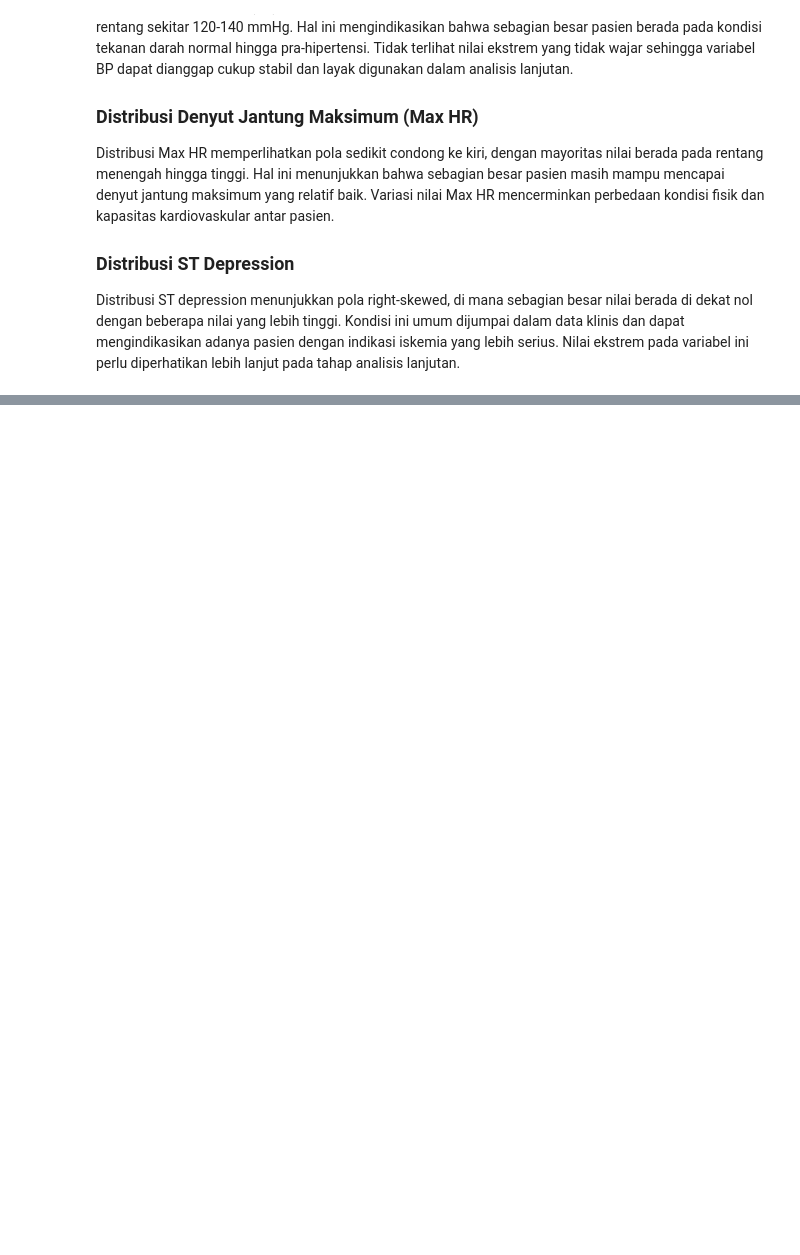
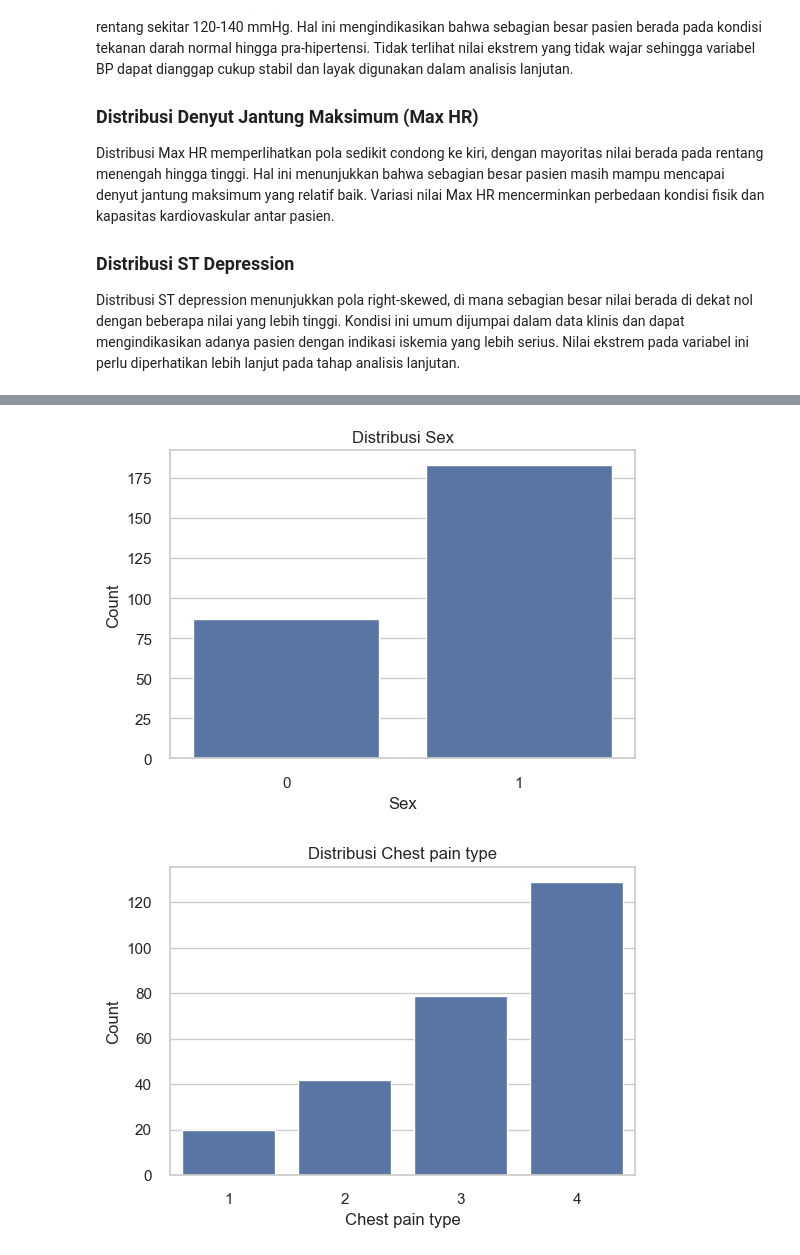
Before and after one commit to rsydkmal/heart-disease-analysis, a Jupyter notebook: notebooks/01_eda_heart_disease.ipynb, the cells around one changed output, grey strips where cells are left out. Saved outputs shown, nothing was run; the diff lists cells and outputs as text; code cells hidden in the pictures; blank space fills up the shorter version.

```diff
--- a/notebooks/01_eda_heart_disease.ipynb
+++ b/notebooks/01_eda_heart_disease.ipynb
@@ -186,0 +191,13 @@ Distribusi ST depression menunjukkan pola right-skewed, di mana sebagian besar n
+# %%
+categorical_features = ['Sex', 'Chest pain type', 'Exercise angina', 'Heart Disease']
+
+for col in categorical_features:
+    plt.figure(figsize=(6,4))
+    sns.countplot(x=df[col])
+    plt.title(f'Distribusi {col}')
+    plt.xlabel(col)
+    plt.ylabel('Count')
+    plt.show()
+# %% [output]
+[figure, added]
+[figure, added]
```
Also changed, not shown: parts of 6 cells of this notebook.
